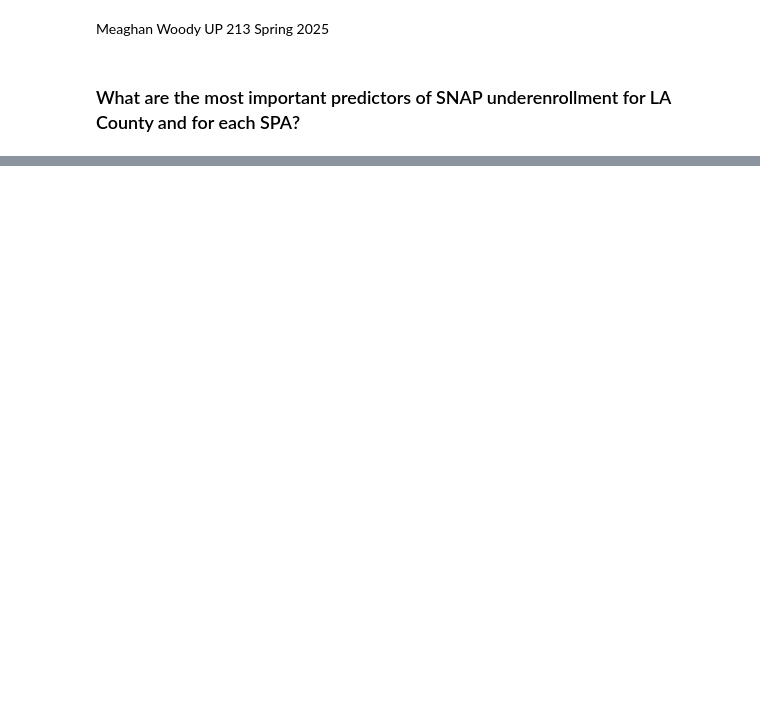
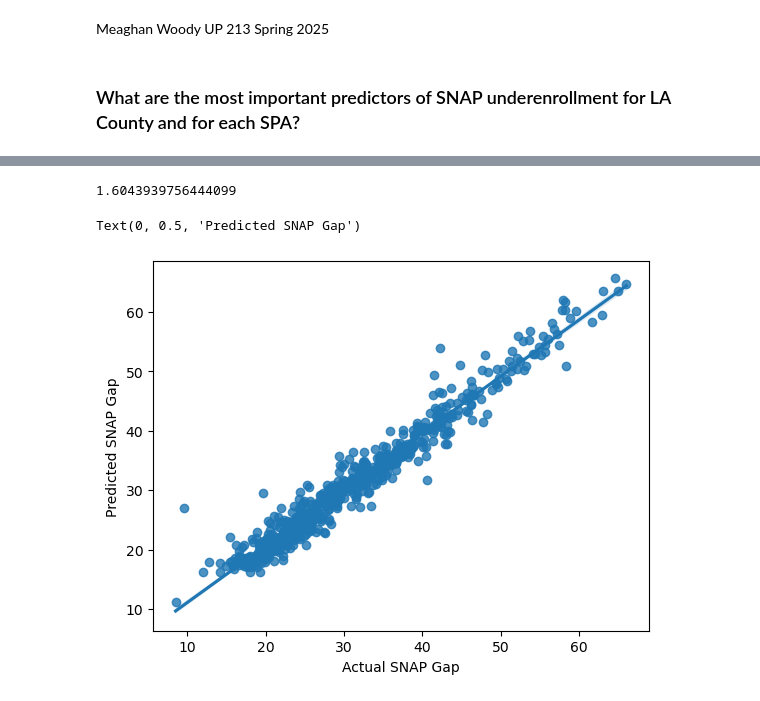
Before and after one commit to mwoody4/UP213Final, a Jupyter notebook: final/2_Machine Learning.ipynb, the cells around one changed output, grey strips where cells are left out. Cells and saved outputs as stored; diff of their text form; code cells hidden in the pictures; blank space fills up the shorter version.

```diff
--- a/final/2_Machine Learning.ipynb
+++ b/final/2_Machine Learning.ipynb
@@ -49,0 +341,18 @@ predictors.head()
+# %%
+# your code here
+from sklearn import metrics
+import seaborn as sns
+import matplotlib.pyplot as plt
+
+# I used mean absolute error
+print(metrics.mean_absolute_error(y_test, y_pred))
+
+# but the scatter plot is more helpful to me
+fig, ax = plt.subplots()
+sns.regplot(x=y_test, y=y_pred, ax=ax)
+ax.set_xlabel('Actual SNAP Gap')
+ax.set_ylabel('Predicted SNAP Gap')
+# %% [output]
+1.6043939756444099
+Text(0, 0.5, 'Predicted SNAP Gap')
+[figure, added]
```
Also changed, not shown: parts of 17 cells of this notebook.
